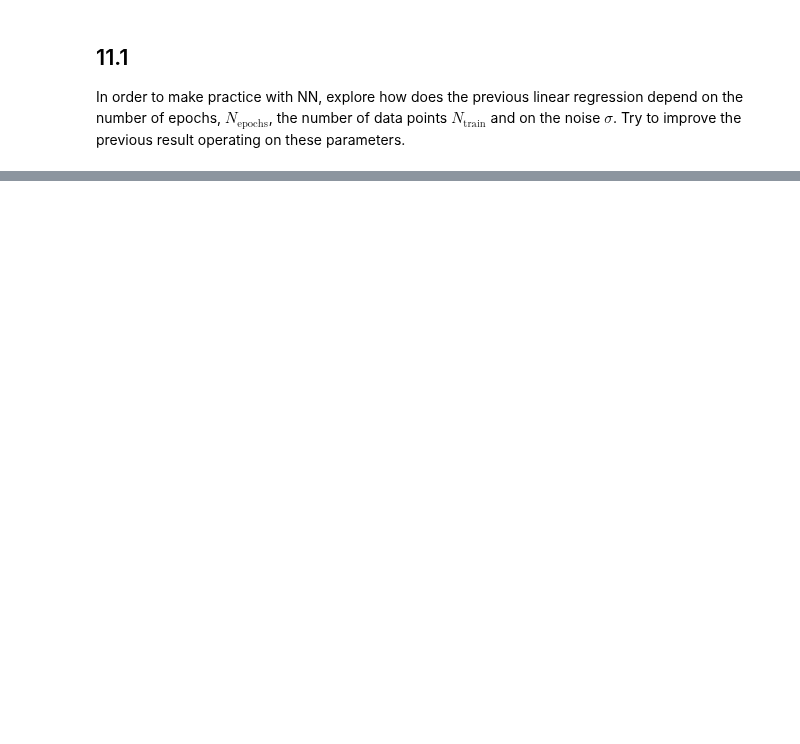
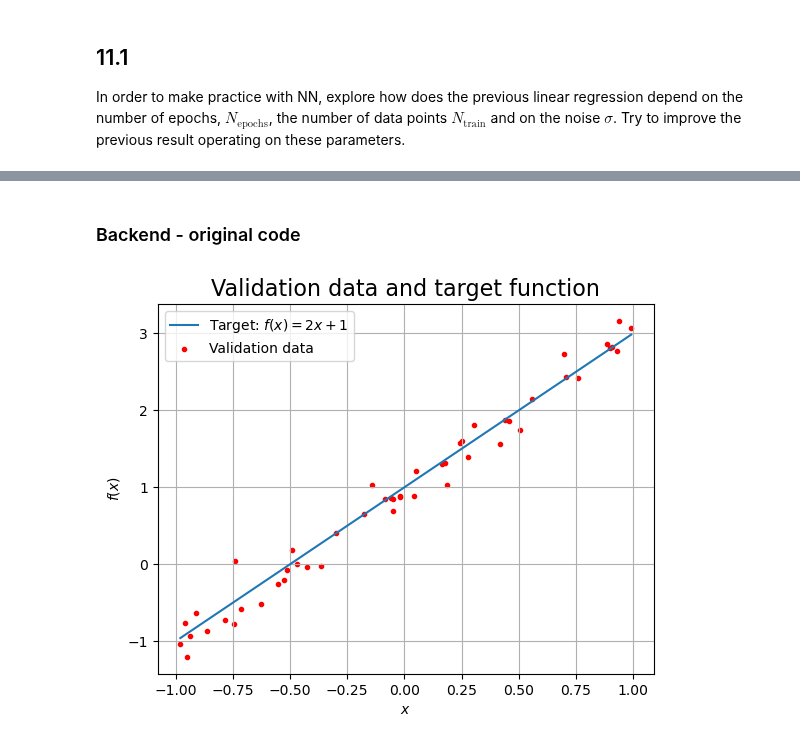
Before and after one commit to tommasoperitoree/Numerical_Simulation_Laboratory, a Jupyter notebook: LSN_11/LSN_11.1.ipynb, the cells around one changed output, grey strips where cells are left out. Cells and saved outputs as stored; diff of their text form; code cells hidden in the pictures; blank space fills up the shorter version.

```diff
--- a/LSN_11/LSN_11.1.ipynb
+++ b/LSN_11/LSN_11.1.ipynb
@@ -202,0 +170,15 @@ Comment on tests for $N_{epochs}$ etc.
+# %%
+# Parameters to vary
+_sigma = [0.1, 0.2, 0.5, 1] # <<< noise
+_n_epochs = [10, 15, 30, 50] # <<< epochs
+_n_train = [500, 1000, 1500, 2000] # <<< train
+
+N_valid = 50 # <<< test
+
+# target parameters of f(x) = m*x + q
+m = 2 # slope
+q = 1 # intersect
+
+print('Sigma = ', _sigma)
+print('N_epochs = ', _n_epochs)
+print('N_train = ', _n_train)
@@ -202,0 +306,32 @@ Comment on tests for $N_{epochs}$ etc.
+# %% [markdown]
+### Backend - original code
+# %%
+# generate training parameters
+N_epochs = 30
+N_train = 1000 # <<< train
+N_valid = 50 # <<< test
+sigma = 0.2
+bach_size = 32
+
+# generate training inputs
+np.random.seed(0)
+x_train = np.random.uniform(-1, 1, N_train)
+x_valid = np.random.uniform(-1, 1, N_valid)
+x_valid.sort()
+y_target = m * x_valid + q # ideal (target) linear function
+
+# actual measures from which we want to guess regression parameters
+y_train = np.random.normal(m * x_train + q, sigma)
+y_valid = np.random.normal(m * x_valid + q, sigma)
+
+# plot validation and target dataset
+plt.plot(x_valid, y_target, label = 'Target: $f(x)= 2x +1$')
+plt.scatter(x_valid, y_valid, color = 'r', marker = '.', label = 'Validation data')
+plt.xlabel("$x$")
+plt.ylabel("$f(x)$")
+plt.title("Validation data and target function", fontsize = 16)
+plt.legend()
+plt.grid(True)
+plt.show()
+# %% [output]
+[figure, added]
```
Also changed, not shown: parts of 29 cells of this notebook, 2 other files.
